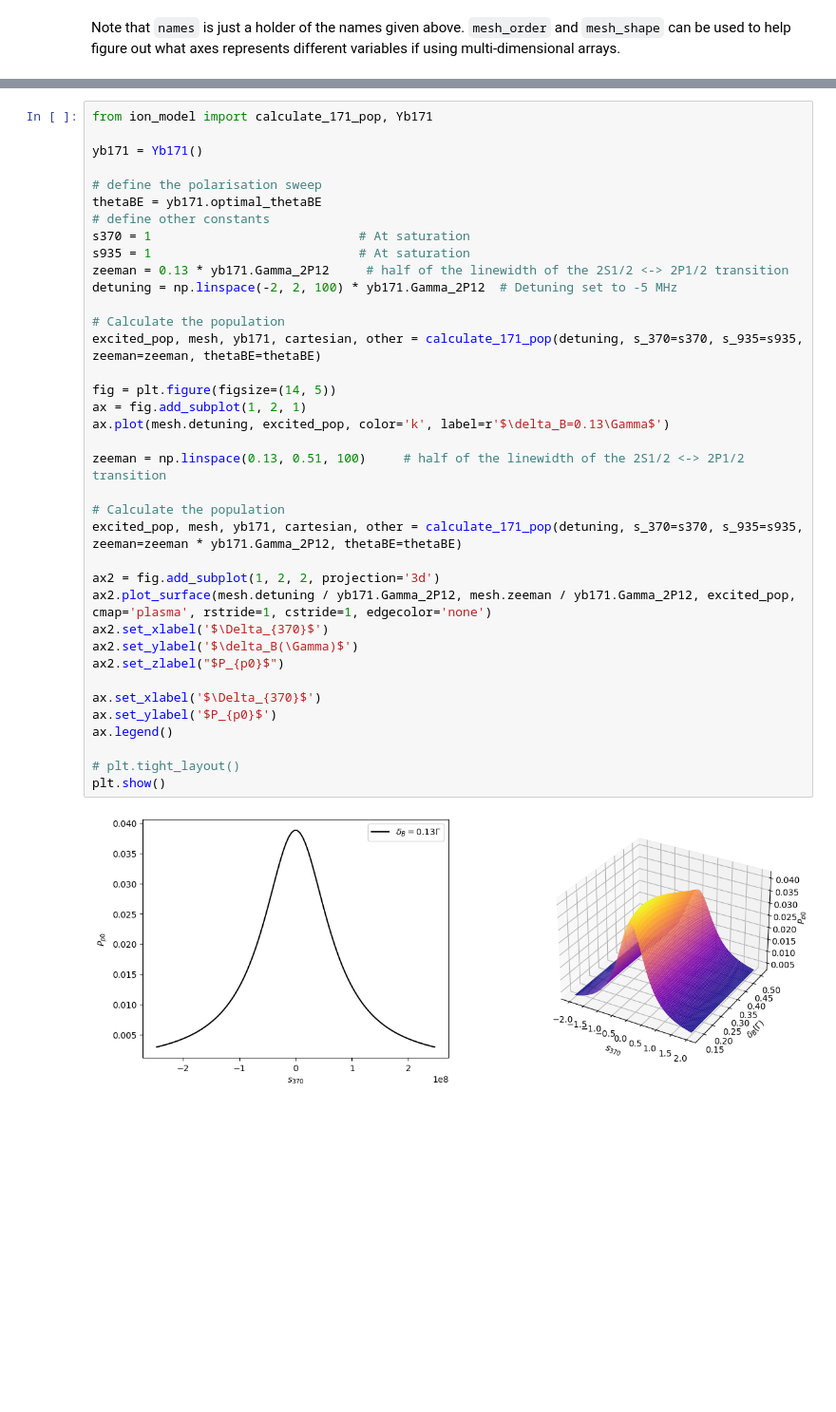
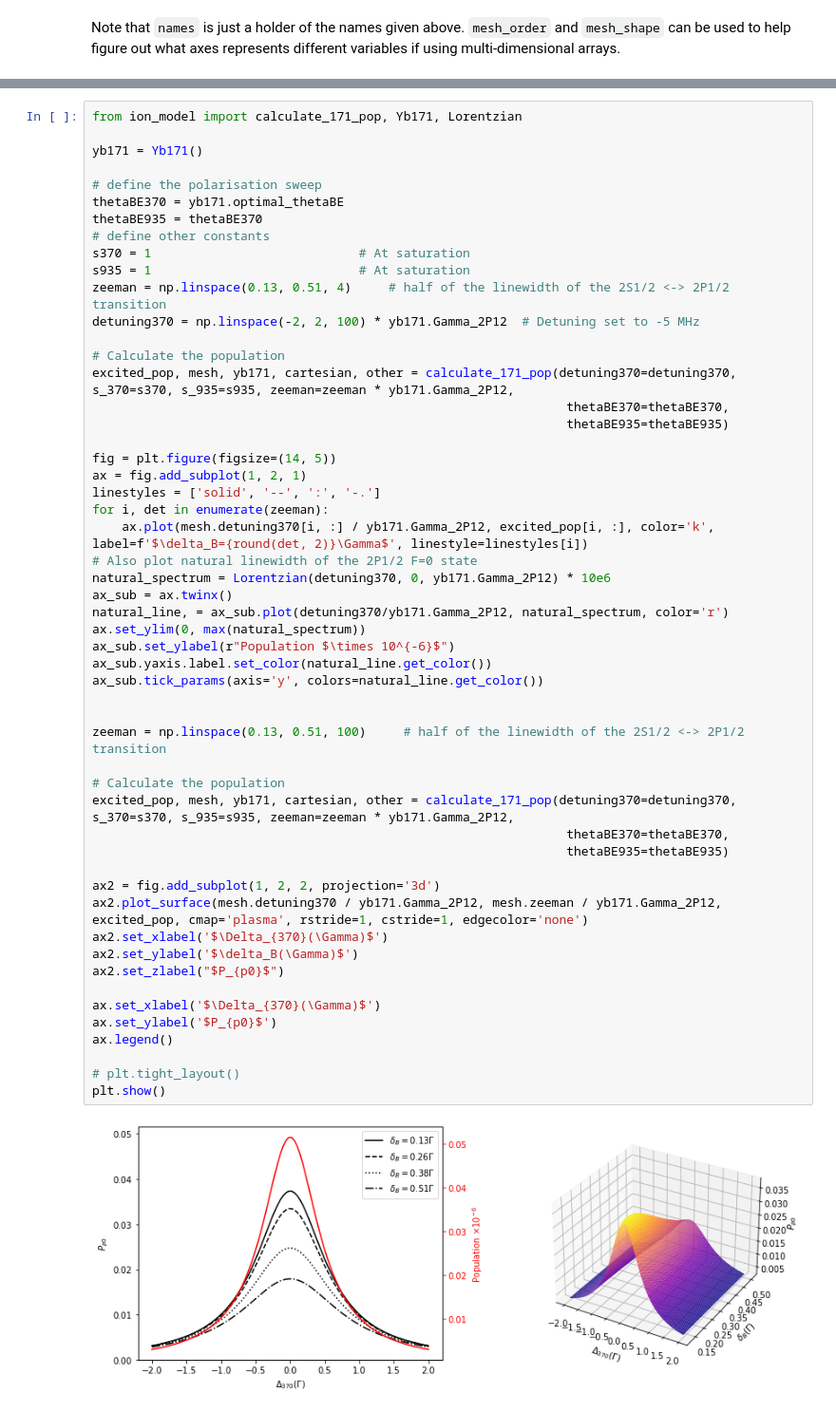
Before and after one commit to lmcc-lab/YbSimulations, a Jupyter notebook: experiment_stack.ipynb, the cells around one changed output, grey strips where cells are left out. Shown at 95% size. Drawn from its saved outputs; the diff is of its cells as text; blank space fills up the shorter version.

Commit message:
Adding 935 sweep parameters

```diff
--- a/experiment_stack.ipynb
+++ b/experiment_stack.ipynb
@@ -248,39 +264,55 @@ Looking at eq.(1), then it is clear that by sweeping $\Delta$ we get a Lorentzia
 # %%
-from ion_model import calculate_171_pop, Yb171
+from ion_model import calculate_171_pop, Yb171, Lorentzian
 
 yb171 = Yb171()
 
 # define the polarisation sweep
-thetaBE = yb171.optimal_thetaBE
+thetaBE370 = yb171.optimal_thetaBE
+thetaBE935 = thetaBE370
 # define other constants
 s370 = 1                            # At saturation
 s935 = 1                            # At saturation
-zeeman = 0.13 * yb171.Gamma_2P12     # half of the linewidth of the 2S1/2 <-> 2P1/2 transition
-detuning = np.linspace(-2, 2, 100) * yb171.Gamma_2P12  # Detuning set to -5 MHz
+zeeman = np.linspace(0.13, 0.51, 4)     # half of the linewidth of the 2S1/2 <-> 2P1/2 transition
+detuning370 = np.linspace(-2, 2, 100) * yb171.Gamma_2P12  # Detuning set to -5 MHz
 
 # Calculate the population
-excited_pop, mesh, yb171, cartesian, other = calculate_171_pop(detuning, s_370=s370, s_935=s935, zeeman=zeeman, thetaBE=thetaBE)
+excited_pop, mesh, yb171, cartesian, other = calculate_171_pop(detuning370=detuning370, s_370=s370, s_935=s935, zeeman=zeeman * yb171.Gamma_2P12,
+                                                                thetaBE370=thetaBE370,
+                                                                thetaBE935=thetaBE935)
 
 fig = plt.figure(figsize=(14, 5))
 ax = fig.add_subplot(1, 2, 1)
-ax.plot(mesh.detuning, excited_pop, color='k', label=r'$\delta_B=0.13\Gamma$')
+linestyles = ['solid', '--', ':', '-.']
+for i, det in enumerate(zeeman):
+    ax.plot(mesh.detuning370[i, :] / yb171.Gamma_2P12, excited_pop[i, :], color='k', label=f'$\delta_B={round(det, 2)}\Gamma$', linestyle=linestyles[i])
+# Also plot natural linewidth of the 2P1/2 F=0 state
+natural_spectrum = Lorentzian(detuning370, 0, yb171.Gamma_2P12) * 10e6
+ax_sub = ax.twinx()
+natural_line, = ax_sub.plot(detuning370/yb171.Gamma_2P12, natural_spectrum, color='r')
+ax.set_ylim(0, max(natural_spectrum))
+ax_sub.set_ylabel(r"Population $\times 10^{-6}$")
+ax_sub.yaxis.label.set_color(natural_line.get_color())
+ax_sub.tick_params(axis='y', colors=natural_line.get_color())
+
 
 zeeman = np.linspace(0.13, 0.51, 100)     # half of the linewidth of the 2S1/2 <-> 2P1/2 transition
 
 # Calculate the population
-excited_pop, mesh, yb171, cartesian, other = calculate_171_pop(detuning, s_370=s370, s_935=s935, zeeman=zeeman * yb171.Gamma_2P12, thetaBE=thetaBE)
+excited_pop, mesh, yb171, cartesian, other = calculate_171_pop(detuning370=detuning370, s_370=s370, s_935=s935, zeeman=zeeman * yb171.Gamma_2P12,
+                                                                thetaBE370=thetaBE370,
+                                                                thetaBE935=thetaBE935)
 
 ax2 = fig.add_subplot(1, 2, 2, projection='3d')
-ax2.plot_surface(mesh.detuning / yb171.Gamma_2P12, mesh.zeeman / yb171.Gamma_2P12, excited_pop, cmap='plasma', rstride=1, cstride=1, edgecolor='none')
-ax2.set_xlabel('$\Delta_{370}$')
+ax2.plot_surface(mesh.detuning370 / yb171.Gamma_2P12, mesh.zeeman / yb171.Gamma_2P12, excited_pop, cmap='plasma', rstride=1, cstride=1, edgecolor='none')
+ax2.set_xlabel('$\Delta_{370}(\Gamma)$')
 ax2.set_ylabel('$\delta_B(\Gamma)$')
 ax2.set_zlabel("$P_{p0}$")
 
-ax.set_xlabel('$\Delta_{370}$')
+ax.set_xlabel('$\Delta_{370}(\Gamma)$')
 ax.set_ylabel('$P_{p0}$')
 ax.legend()
 
 # plt.tight_layout()
 plt.show()
 # %% [output]
-[figure, old version]
+[figure, new version]
```
Also changed, not shown: parts of 13 cells of this notebook, 2 other files.
